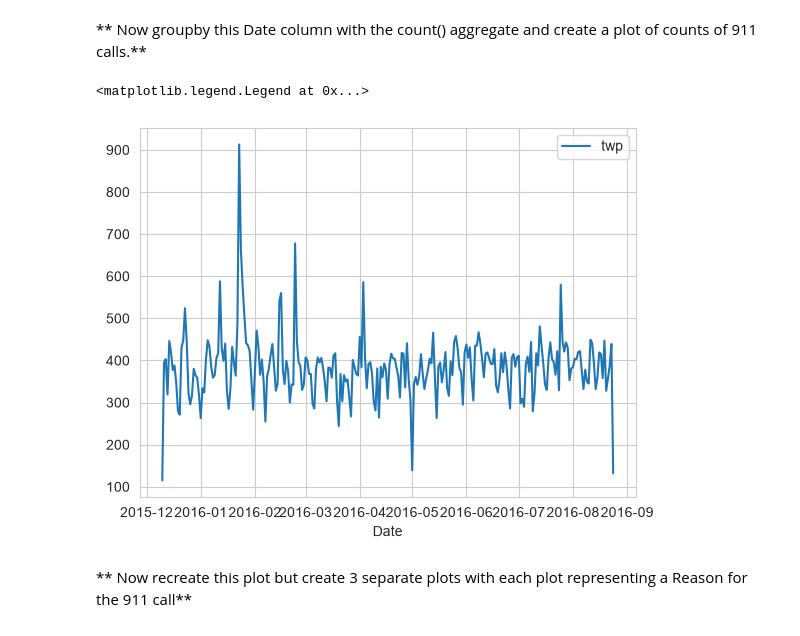
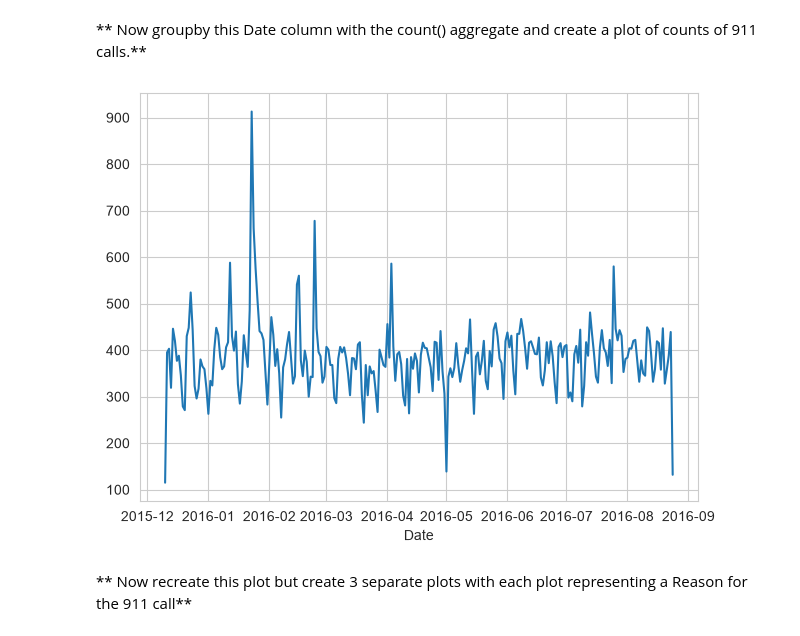
Before and after one commit to CyberWol-12/Machine_Learning_with_Python, a Jupyter notebook: machile_learning_basic to advance/Refactored_Py_DS_ML_Bootcamp-master/10-Data-Capstone-Projects/01-911 Calls Data Capstone Project.ipynb, the cells around one changed output. Saved outputs shown, nothing was run; the diff lists cells and outputs as text; code cells hidden in the pictures.

```diff
--- a/machile_learning_basic to advance/Refactored_Py_DS_ML_Bootcamp-master/10-Data-Capstone-Projects/01-911 Calls Data Capstone Project.ipynb
+++ b/machile_learning_basic to advance/Refactored_Py_DS_ML_Bootcamp-master/10-Data-Capstone-Projects/01-911 Calls Data Capstone Project.ipynb
@@ -122,0 +114,3 @@ df.head()
+# %%
+df['Reason'] = df['title'].apply(lambda title :title.split(':')[0])
+df['Reason'].head()
@@ -281,10 +288,10 @@ df['Date'] =df['timeStamp'].apply(lambda t:t.date())
 # %% [markdown]
 ** Now groupby this Date column with the count() aggregate and create a plot of counts of 911 calls.**
 # %%
-date = df.groupby('Date').count()['twp'].plot()
-plt.legend()
+
+df.groupby('Date').count()['twp'].plot()
+plt.tight_layout()
 # %% [output]
-<matplotlib.legend.Legend at 0x...>
-[figure, old version]
+[figure, new version]
 # %% [markdown]
 ** Now recreate this plot but create 3 separate plots with each plot representing a Reason for the 911 call**
```
Also changed, not shown: parts of 31 cells of this notebook.
